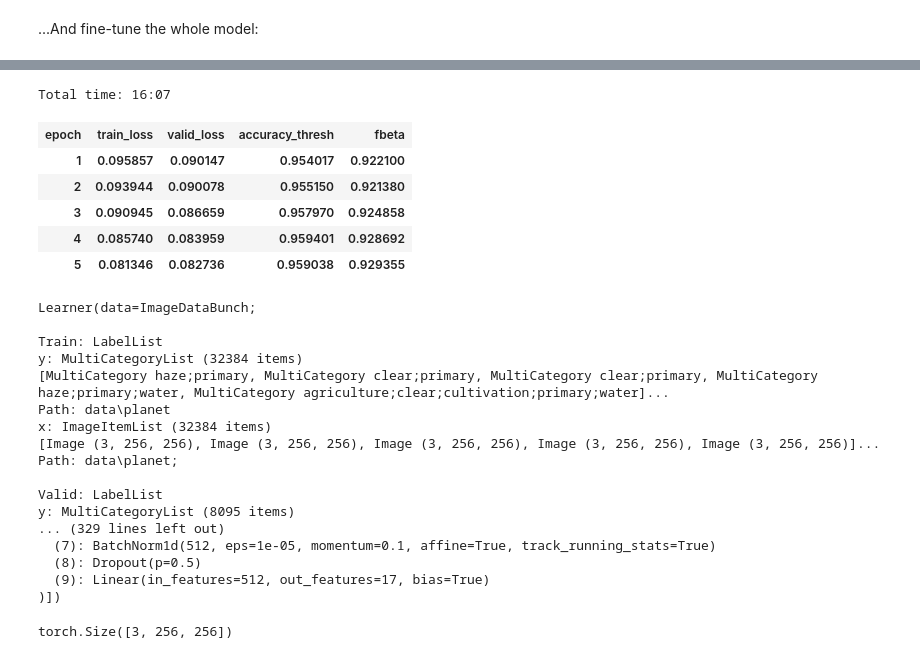
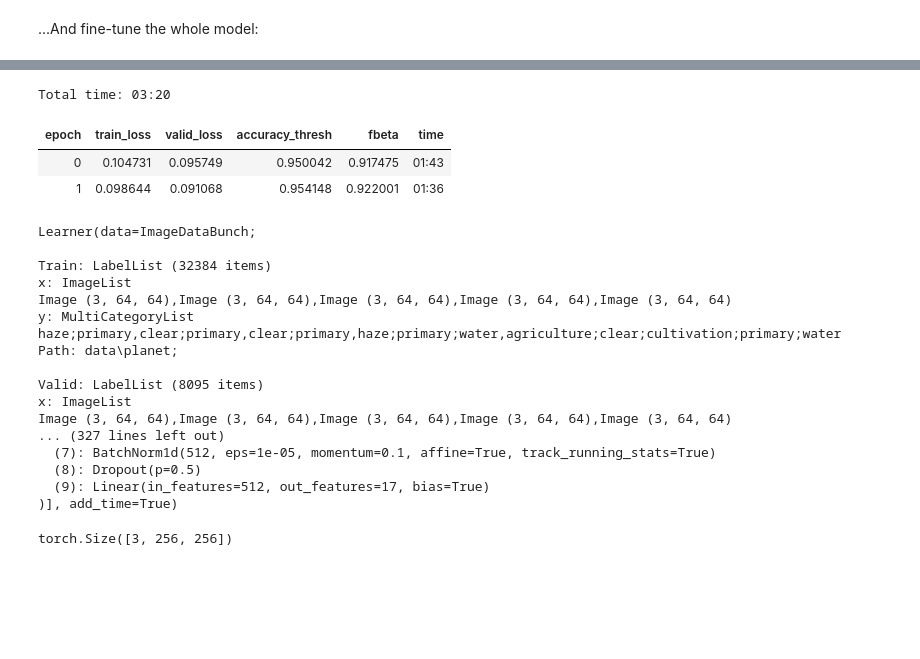
Before and after one commit to MartinGer/course-v3, a Jupyter notebook: nbs/dl1/lesson3-planet.ipynb, the cells around one changed output, grey strips where cells are left out. Saved outputs shown, nothing was run; the diff lists cells and outputs as text; code cells hidden in the pictures; blank space fills up the shorter version.

Commit message:
fix for lesson 3 planet

```diff
--- a/nbs/dl1/lesson3-planet.ipynb
+++ b/nbs/dl1/lesson3-planet.ipynb
@@ -90,5 +88,5 @@ src = (ImageList.from_csv(path, 'train_v2.csv', folder='train-jpg', suffix='.jpg
        .split_by_rand_pct(0.2)
        .label_from_df(label_delim=' '))
 # %%
-data = (src.transform(tfms, size=64, bs=16)
+data = (src.transform(tfms, size=64)
         .databunch().normalize(imagenet_stats))
@@ -154,13 +147,10 @@ LR Finder is complete, type {learner_name}.recorder.plot() to see the graph.
 # %%
-learn.fit_one_cycle(5, slice(1e-5, lr/5))
+learn.fit_one_cycle(2, slice(1e-5, lr/5))
 # %% [output]
-Total time: 16:07
+Total time: 03:20
-| epoch | train_loss | valid_loss | accuracy_thresh | fbeta |
-| 1 | 0.095857 | 0.090147 | 0.954017 | 0.922100 |
-| 2 | 0.093944 | 0.090078 | 0.955150 | 0.921380 |
-| 3 | 0.090945 | 0.086659 | 0.957970 | 0.924858 |
-| 4 | 0.085740 | 0.083959 | 0.959401 | 0.928692 |
-| 5 | 0.081346 | 0.082736 | 0.959038 | 0.929355 |
+| epoch | train_loss | valid_loss | accuracy_thresh | fbeta | time |
+| 0 | 0.104731 | 0.095749 | 0.950042 | 0.917475 | 01:43 |
+| 1 | 0.098644 | 0.091068 | 0.954148 | 0.922001 | 01:36 |
 # %%
 learn.save('stage-2-rn50')
 # %%
@@ -168,21 +158,21 @@ learn.load('stage-2-rn50')
 # %% [output]
 Learner(data=ImageDataBunch;
 
-Train: LabelList
-y: MultiCategoryList (32384 items)
-[MultiCategory haze;primary, MultiCategory clear;primary, MultiCategory clear;primary, MultiCategory haze;primary;water, MultiCategory agriculture;clear;cultivation;primary;water]...
-Path: data\planet
-x: ImageItemList (32384 items)
-[Image (3, 256, 256), Image (3, 256, 256), Image (3, 256, 256), Image (3, 256, 256), Image (3, 256, 256)]...
+Train: LabelList (32384 items)
+x: ImageList
+Image (3, 64, 64),Image (3, 64, 64),Image (3, 64, 64),Image (3, 64, 64),Image (3, 64, 64)
+y: MultiCategoryList
+haze;primary,clear;primary,clear;primary,haze;primary;water,agriculture;clear;cultivation;primary;water
 Path: data\planet;
 
-Valid: LabelList
-y: MultiCategoryList (8095 items)
-... (329 lines left out)
+Valid: LabelList (8095 items)
+x: ImageList
+Image (3, 64, 64),Image (3, 64, 64),Image (3, 64, 64),Image (3, 64, 64),Image (3, 64, 64)
+... (327 lines left out)
   (7): BatchNorm1d(512, eps=1e-05, momentum=0.1, affine=True, track_running_stats=True)
   (8): Dropout(p=0.5)
   (9): Linear(in_features=512, out_features=17, bias=True)
-)])
+)], add_time=True)
 # %%
 data = (src.transform(tfms, size=256)
         .databunch().normalize(imagenet_stats))
```
Also changed, not shown: parts of 13 cells of this notebook.
